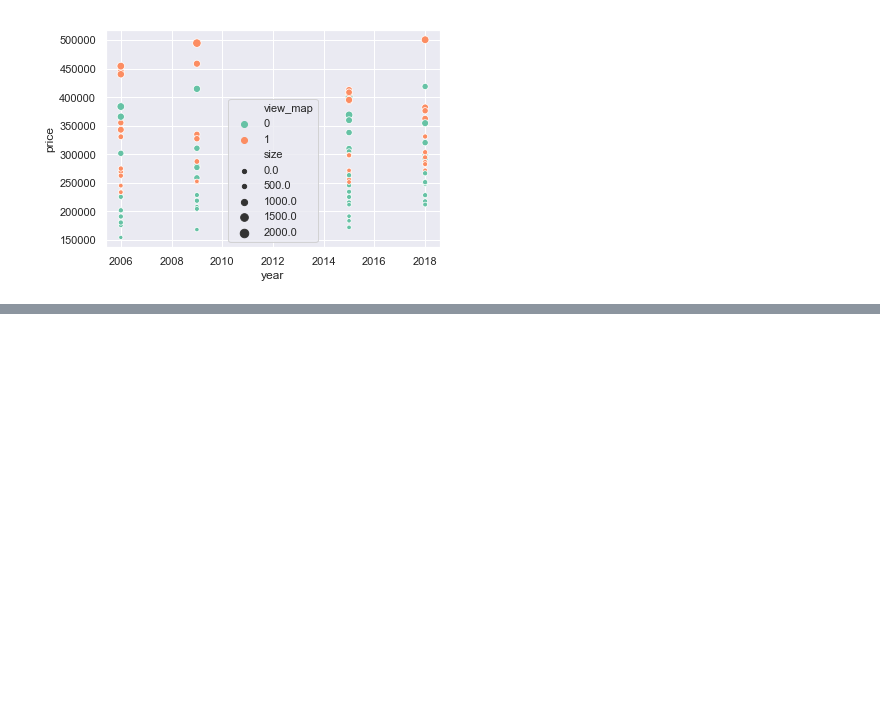
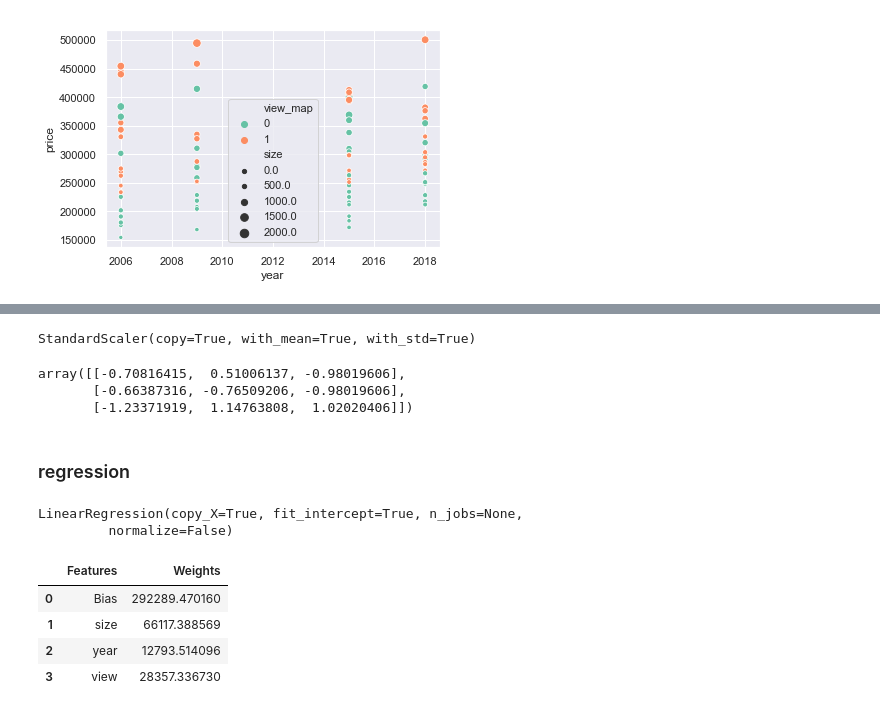
Before and after one commit to tansudasli/analytics-sandbox, a Jupyter notebook: real_estate_lineer_regression.ipynb, the cells around one changed output, grey strips where cells are left out. Saved outputs shown, nothing was run; the diff lists cells and outputs as text; code cells hidden in the pictures; blank space fills up the shorter version.

```diff
--- a/real_estate_lineer_regression.ipynb
+++ b/real_estate_lineer_regression.ipynb
@@ -92,0 +55,6 @@ sns.lmplot(x="size", y="price", col='view', data=data);
+# %%
+# we need OLS w/ constant **for lineer regression**
+y = data['price']
+x = data[['size', 'year','view_map']]
+
+x.shape, y.shape
@@ -92,0 +67,45 @@ sns.lmplot(x="size", y="price", col='view', data=data);
+# %%
+scaler = StandardScaler()
+
+scaler.fit(x)
+# %% [output]
+StandardScaler(copy=True, with_mean=True, with_std=True)
+# %%
+x_scaled = scaler.transform(x)
+
+x_scaled[0:3]
+# %% [output]
+array([[-0.70816415,  0.51006137, -0.98019606],
+       [-0.66387316, -0.76509206, -0.98019606],
+       [-1.23371919,  1.14763808,  1.02020406]])
+# %% [markdown]
+### regression
+# %%
+# do regression w/ default settings, copy_X, fit_intercept, n_jobs, normalize
+
+reg = LinearRegression()
+
+reg.fit(x_scaled, y)
+# %% [output]
+LinearRegression(copy_X=True, fit_intercept=True, n_jobs=None,
+         normalize=False)
+# %%
+# get regression results
+
+summary = pd.DataFrame(data=[['Bias', reg.intercept_],
+                             ['size', reg.coef_[0]],
+                             ['year', reg.coef_[1]],
+                             ['view', reg.coef_[2]],
+                            ],
+                      columns=['Features', 'Weights'])
+
+summary
+
+# print('r-squared:', reg.score(x_scaled, y),
+#       '\nadjusted r-squared:', 1- (1-reg.score(x_scaled, y)) * (x_scaled.shape[0]-1) / (x_scaled.shape[0]-x_scaled.shape[1]-1))
+# %% [output]
+|  | Features | Weights |
+| 0 | Bias | 292289.470160 |
+| 1 | size | 66117.388569 |
+| 2 | year | 12793.514096 |
+| 3 | view | 28357.336730 |
```
Also changed, not shown: parts of 14 cells of this notebook.
